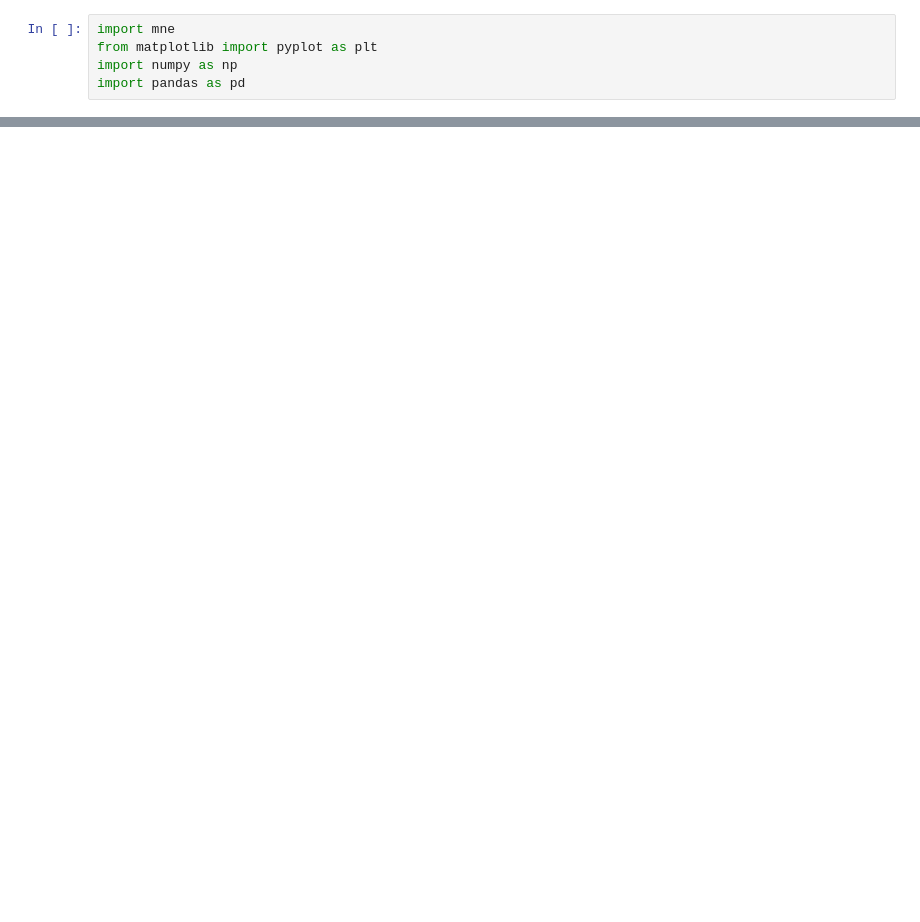
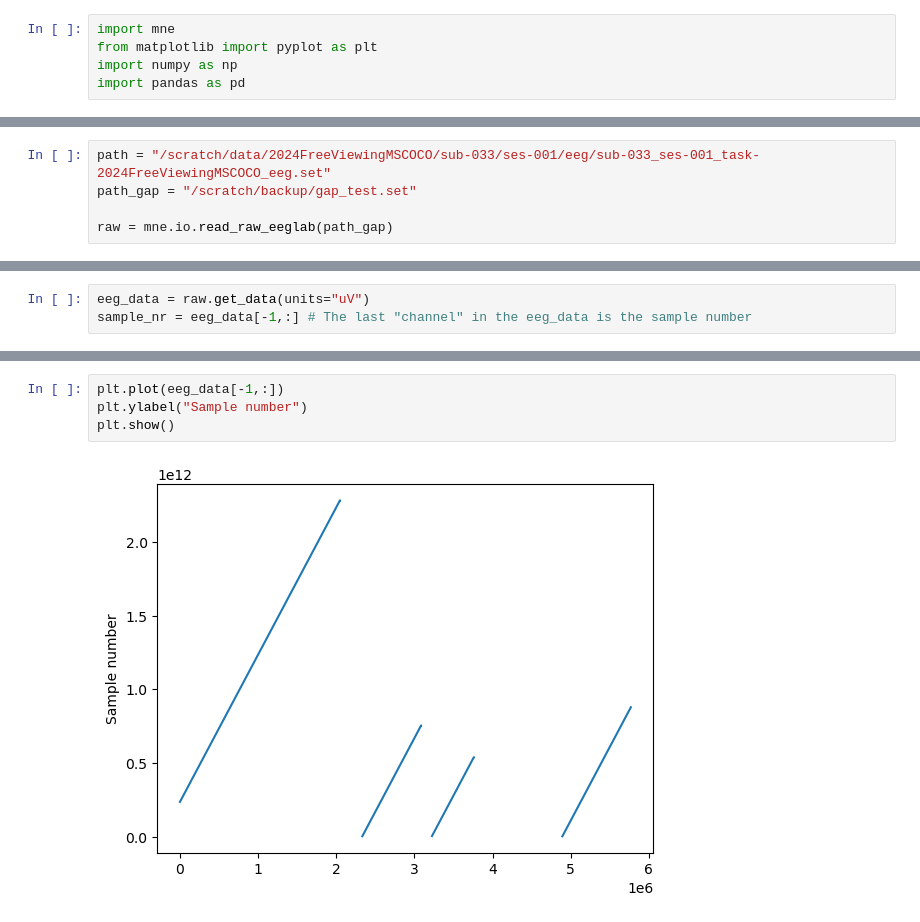
Before and after one commit to s-ccs/2024FreeViewingMSCOCO, a Jupyter notebook: scripts/inspect_raw_data.ipynb, the cells around one changed output, grey strips where cells are left out. Cells and saved outputs as stored; diff of their text form; blank space fills up the shorter version.

Commit message:
Added code to find missing eeg data segments + visualise them and count the total number of missing trials

```diff
--- a/scripts/inspect_raw_data.ipynb
+++ b/scripts/inspect_raw_data.ipynb
@@ -83,0 +9,5 @@ plt.show()
+# %%
+path = "/scratch/data/2024FreeViewingMSCOCO/sub-033/ses-001/eeg/sub-033_ses-001_task-2024FreeViewingMSCOCO_eeg.set"
+path_gap = "/scratch/backup/gap_test.set"
+
+raw = mne.io.read_raw_eeglab(path_gap)
@@ -83,0 +21,3 @@ plt.show()
+# %%
+eeg_data = raw.get_data(units="uV")
+sample_nr = eeg_data[-1,:] # The last "channel" in the eeg_data is the sample number
@@ -83,0 +195,6 @@ plt.show()
+# %%
+plt.plot(eeg_data[-1,:])
+plt.ylabel("Sample number")
+plt.show()
+# %% [output]
+[figure, added]
```
Also changed, not shown: parts of 39 cells of this notebook.
